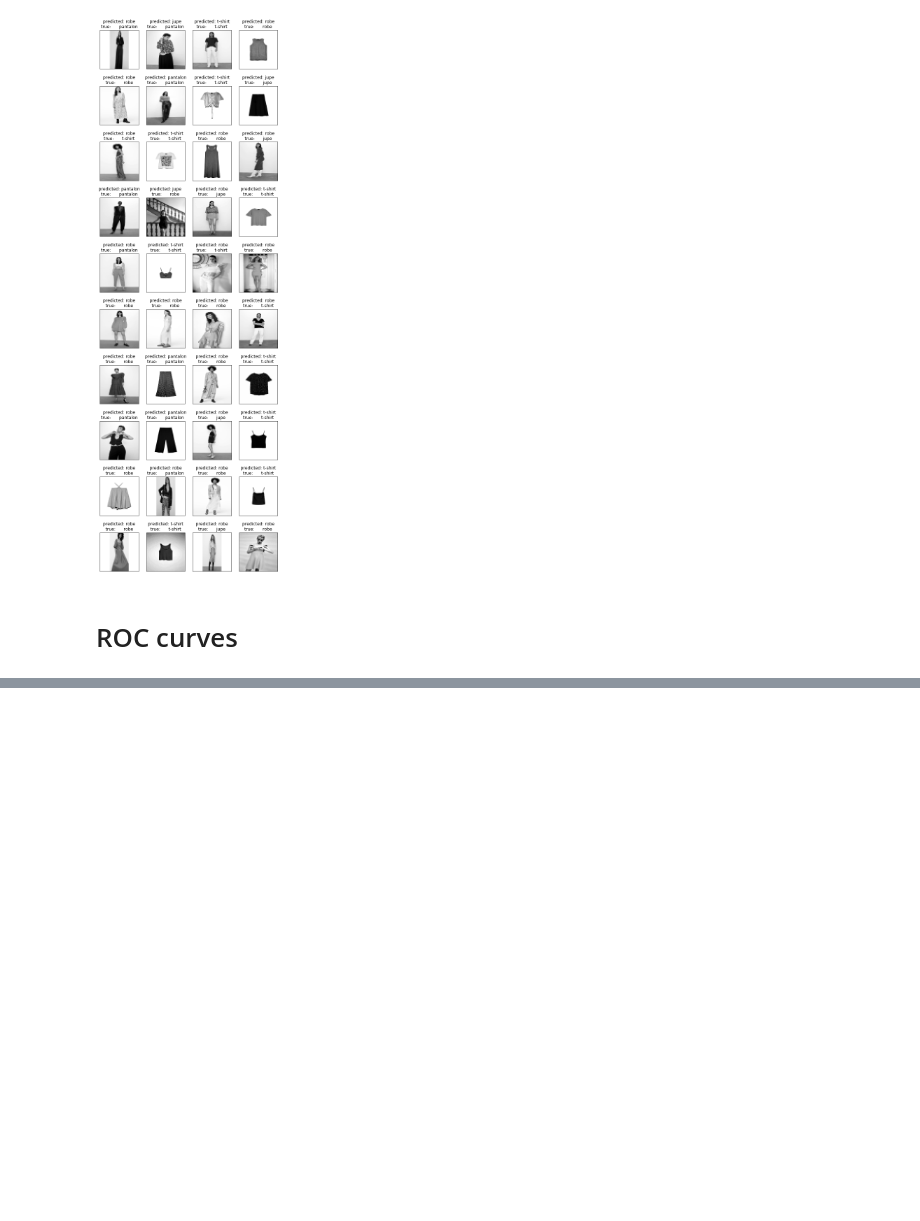
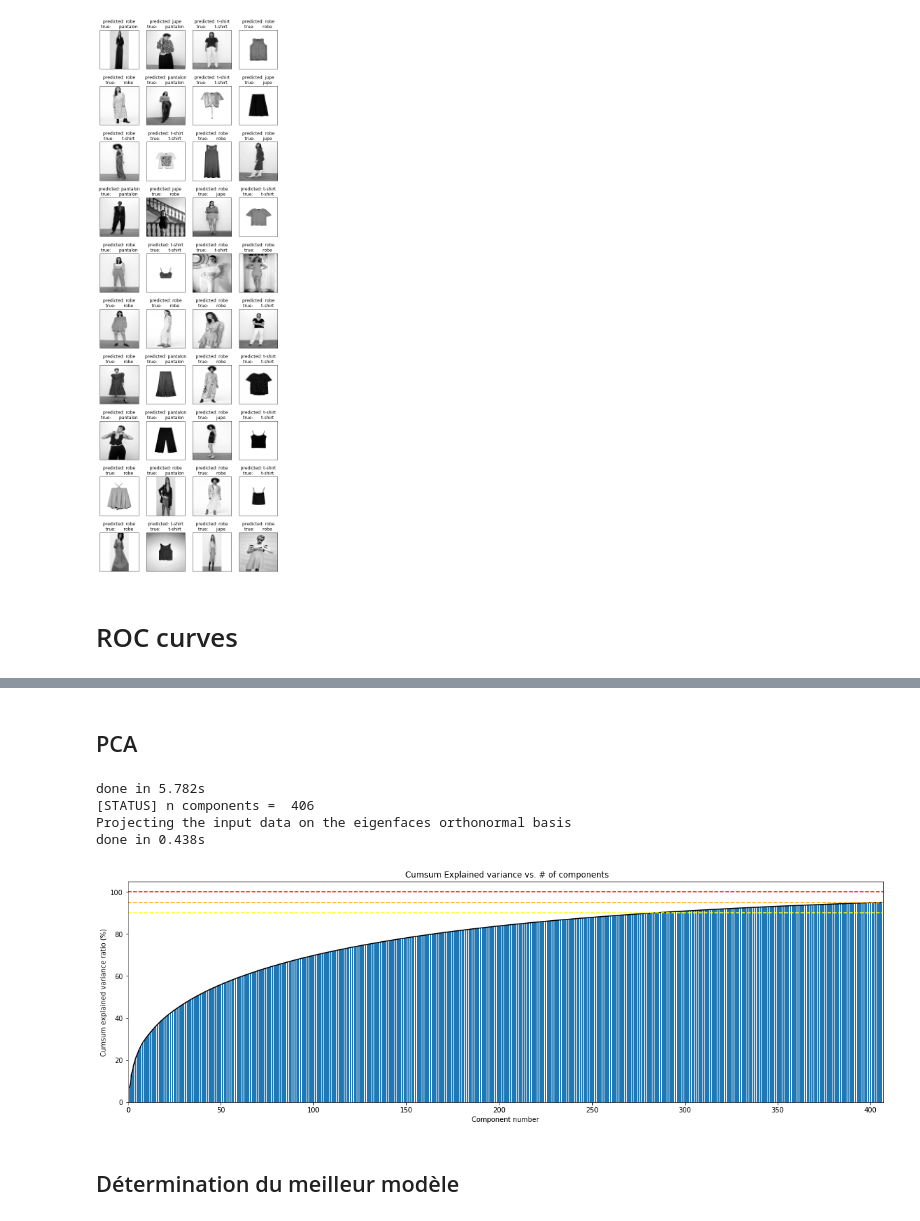
Before and after one commit to Projet-ML-groupe-4/Projet_Classification_ZARA, a Jupyter notebook: Model.ipynb, the cells around one changed output, grey strips where cells are left out. Saved outputs shown, nothing was run; the diff lists cells and outputs as text; code cells hidden in the pictures; blank space fills up the shorter version.

```diff
--- a/Model.ipynb
+++ b/Model.ipynb
@@ -607,0 +876,8 @@ AUC for Class 3: 0.9102704678362573
+# %%
+HOG_X_train, HOG_X_test, HOG_y_train, HOG_y_test = train_test_split(hog_features, target, test_size=0.25, random_state=0, stratify=target)
+print("[STATUS] X and y train size {}".format(HOG_X_train.shape, HOG_y_train.shape) )
+print("[STATUS] X and y test size {}".format(HOG_X_test.shape, HOG_y_test.shape) )
+
+print('--------------')
+HOG_y_train.value_counts()
+HOG_y_test.value_counts()
@@ -607,0 +898,56 @@ AUC for Class 3: 0.9102704678362573
+# %% [markdown]
+## PCA
+# %%
+
+#--------------------
+# tunable-parameters
+#--------------------
+n_samples, h, w = hog_images.shape
+
+### Scaling ##
+sc = StandardScaler().fit(HOG_X_train)
+HOG_X_train_scaled = sc.transform(HOG_X_train)
+HOG_X_test_scaled = sc.transform(HOG_X_test)
+
+### Running PCA by keeping 95% of variance explained ###
+pca=PCA(n_components=0.95 , svd_solver='full', whiten=True)
+
+#pca=PCA(n_components=n_components, svd_solver='randomized', whiten=True)
+
+#print("Extracting the top %d eigenfaces from %d faces" % (n_components, X_train_scaled.shape[0]))
+t0 = time()
+
+pca = pca.fit(HOG_X_train_scaled)
+print("done in %0.3fs" % (time() - t0))
+n_components=pca.n_components_
+
+print("[STATUS] n components =  {}".format(n_components) )
+#eigenfaces = pca.components_.reshape((n_components, h, w))
+
+print("Projecting the input data on the eigenfaces orthonormal basis")
+t0 = time()
+HOG_X_train_pca = pca.transform(HOG_X_train_scaled)
+HOG_X_test_pca = pca.transform(HOG_X_test_scaled)
+print("done in %0.3fs" % (time() - t0))
+
+#cumul de variance expliquée
+plt.figure(figsize=(20,6))
+plt.plot(np.arange(1,n_components+1),np.cumsum(pca.explained_variance_ratio_)*100, color='black')
+plt.bar(np.arange(1,n_components+1),np.cumsum(pca.explained_variance_ratio_)*100)
+plt.axhline(y=90, color='yellow', linestyle='--')
+plt.axhline(y=95, color='orange', linestyle='--')
+plt.axhline(y=100, color='r', linestyle='--')
+plt.title(" Cumsum Explained variance vs. # of components")
+plt.xlim(0,n_components+1)
+
+plt.ylabel("Cumsum explained variance ratio (%)")
+plt.xlabel("Component number")
+plt.show();
+# %% [output]
+done in 5.782s
+[STATUS] n components =  406
+Projecting the input data on the eigenfaces orthonormal basis
+done in 0.438s
+[figure, added]
+# %% [markdown]
+## Détermination du meilleur modèle
```
Also changed, not shown: parts of 34 cells of this notebook.
